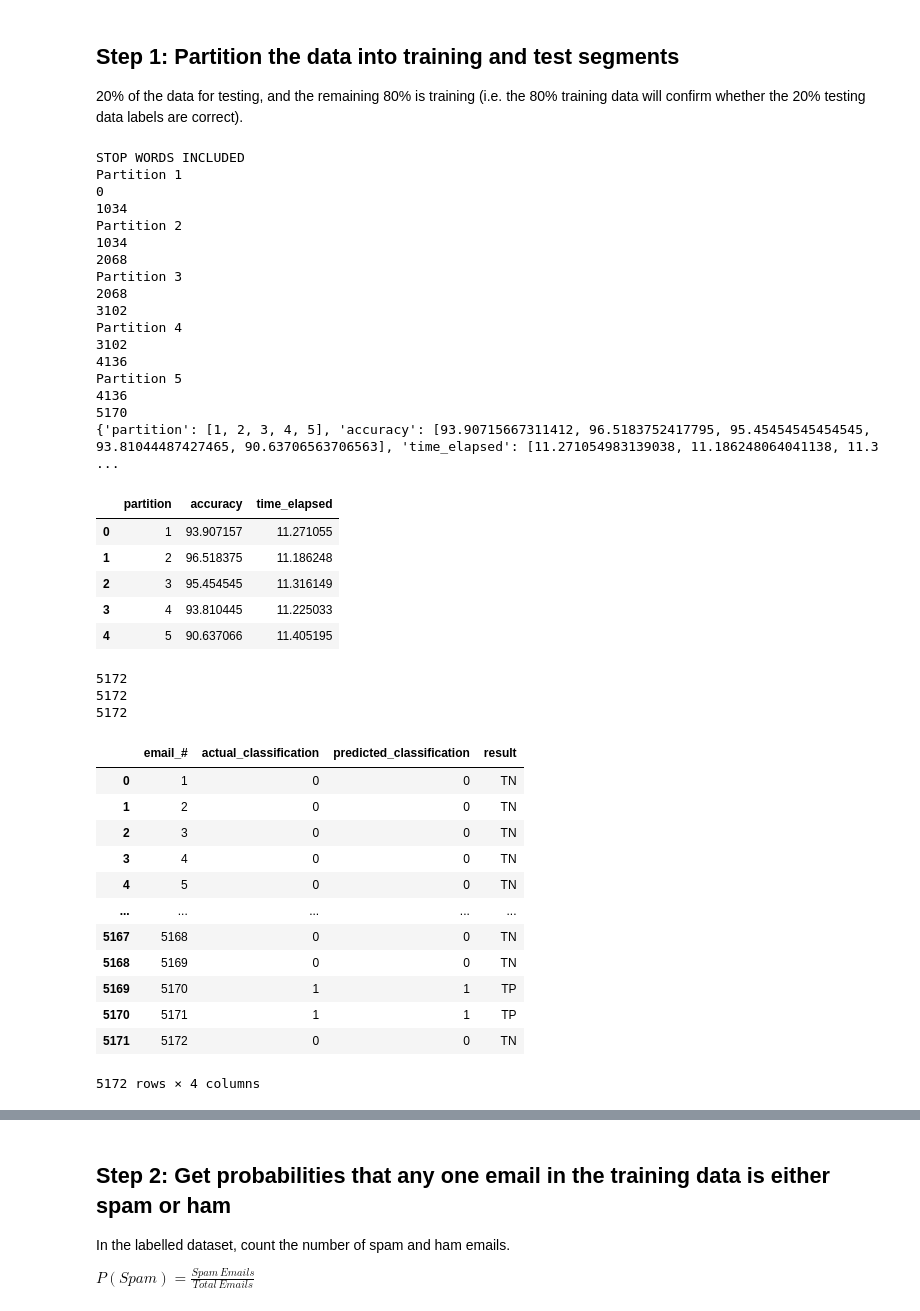
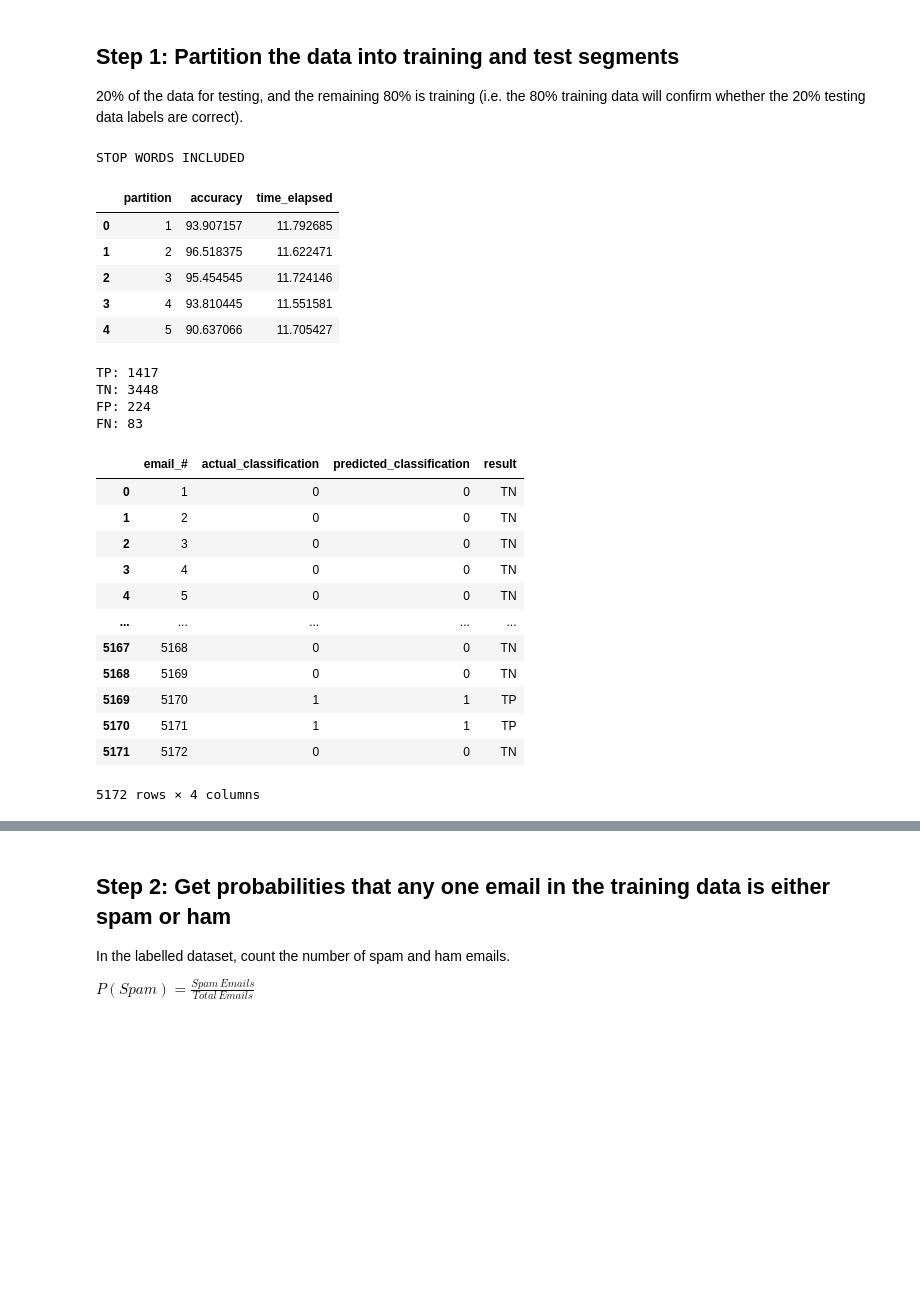
Before and after one commit to Velavee/bayes-spam-filter, a Jupyter notebook: spam-filter.ipynb, the cells around one changed output, grey strips where cells are left out. Saved outputs shown, nothing was run; the diff lists cells and outputs as text; code cells hidden in the pictures; blank space fills up the shorter version.

```diff
--- a/spam-filter.ipynb
+++ b/spam-filter.ipynb
@@ -30,12 +55,6 @@ class NB_Model:
     def __init__(self, data):
         self.data = data
         self.time_accuracy_results = {'partition': [], 'accuracy': [], 'time_elapsed': []}
-        self.confusion_matrix = {
-           'email_#': list(range(1,self.data.shape[0]+1)),
-           'actual_classification': data[PREDICTION].values.tolist(),
-           'predicted_classification': [],
-           'result': []
-          }
 
     def consolidate_training_data(self, begin, end, i):
         if i == 1:
@@ -95,23 +114,6 @@ class NB_Model:
 
         return number_correct / testing_emails.shape[0] * 100
 
-    def build_confusion_matrix(self):
-        print(len(self.confusion_matrix['predicted_classification']))
-        print(len(self.confusion_matrix['actual_classification']))
-        for i in range(len(self.confusion_matrix['email_#'])):
-            actual = self.confusion_matrix['predicted_classification'][i]
-            predicted = self.confusion_matrix['actual_classification'][i]
-
-
-            if actual and predicted:
-                self.confusion_matrix['result'].append('TP')
-            elif not actual and not predicted:
-                self.confusion_matrix['result'].append('TN')
-            elif actual and not predicted:
-                self.confusion_matrix['result'].append('FN')
-            else:
-                self.confusion_matrix['result'].append('FP')
-
     def run_partitions(self, include_stop_words=True):
         end = 0
         begin = 0
@@ -138,10 +140,6 @@ class NB_Model:
             else:
                 testing_data = self.data.iloc[begin:]
 
-            print(f'Partition {i}')
-            print(begin)
-            print(end)
-
             training_data = self.consolidate_training_data(begin, end, i)
 
             begin += partition_size
@@ -162,7 +160,7 @@ class NB_Model:
             for index, email in testing_data.iterrows():
                 result = self.calculate_email(email, word_spamicities, word_hamicities, spam_proportion, ham_proportion, testing_data)
                 testing_data[CLASSIFICATION].loc[testing_data.index[j]] = result
-                self.confusion_matrix["predicted_classification"].append(result)
+                self.data[CLASSIFICATION].loc[index] = result
                 j += 1
 
             end_time = time.time()
@@ -171,6 +169,8 @@ class NB_Model:
 
             score = self.calculate_accuracy(testing_data)
             self.time_accuracy_results['accuracy'].append(score)
+
+        return self.data
 # %% [markdown]
 # Model
 # %% [markdown]
@@ -180,45 +180,34 @@ class NB_Model:
 # %%
 df = pd.read_csv('emails.csv')
 
 nb_with_stopwords = NB_Model(df)
 
 print('STOP WORDS INCLUDED')
-nb_with_stopwords.run_partitions(True)
-print(nb_with_stopwords.time_accuracy_results)
+classified_data_1 = nb_with_stopwords.run_partitions(True)
 with_stopwords_table = pd.DataFrame(data = nb_with_stopwords.time_accuracy_results)
 with_stopwords_table
 # %% [output]
 STOP WORDS INCLUDED
-Partition 1
-0
-1034
-Partition 2
-1034
-2068
-Partition 3
-2068
-3102
-Partition 4
-3102
-4136
-Partition 5
-4136
-5170
-{'partition': [1, 2, 3, 4, 5], 'accuracy': [93.90715667311412, 96.5183752417795, 95.45454545454545, 93.81044487427465, 90.63706563706563], 'time_elapsed': [11.271054983139038, 11.186248064041138, 11.3 ...
 |  | partition | accuracy | time_elapsed |
-| 0 | 1 | 93.907157 | 11.271055 |
-| 1 | 2 | 96.518375 | 11.186248 |
-| 2 | 3 | 95.454545 | 11.316149 |
-| 3 | 4 | 93.810445 | 11.225033 |
-| 4 | 5 | 90.637066 | 11.405195 |
+| 0 | 1 | 93.907157 | 11.792685 |
+| 1 | 2 | 96.518375 | 11.622471 |
+| 2 | 3 | 95.454545 | 11.724146 |
+| 3 | 4 | 93.810445 | 11.551581 |
+| 4 | 5 | 90.637066 | 11.705427 |
 # %%
-nb_with_stopwords.build_confusion_matrix()
-print(len(nb_with_stopwords.confusion_matrix['result']))
-pd.DataFrame(data=nb_with_stopwords.confusion_matrix)
+confusion_matrix_1 = build_confusion_matrix(classified_data_1)
+confusion_matrix_1_df = pd.DataFrame(data=confusion_matrix_1)
+print(f'TP: {len(confusion_matrix_1_df[confusion_matrix_1_df.result == "TP"])}')
+print(f'TN: {len(confusion_matrix_1_df[confusion_matrix_1_df.result == "TN"])}')
+print(f'FP: {len(confusion_matrix_1_df[confusion_matrix_1_df.result == "FP"])}')
+print(f'FN: {len(confusion_matrix_1_df[confusion_matrix_1_df.result == "FN"])}')
+
+confusion_matrix_1_df
 # %% [output]
-5172
-5172
-5172
+TP: 1417
+TN: 3448
+FP: 224
+FN: 83
 |  | email_# | actual_classification | predicted_classification | result |
 | 0 | 1 | 0 | 0 | TN |
 | 1 | 2 | 0 | 0 | TN |
```
Also changed, not shown: parts of 9 cells of this notebook.
